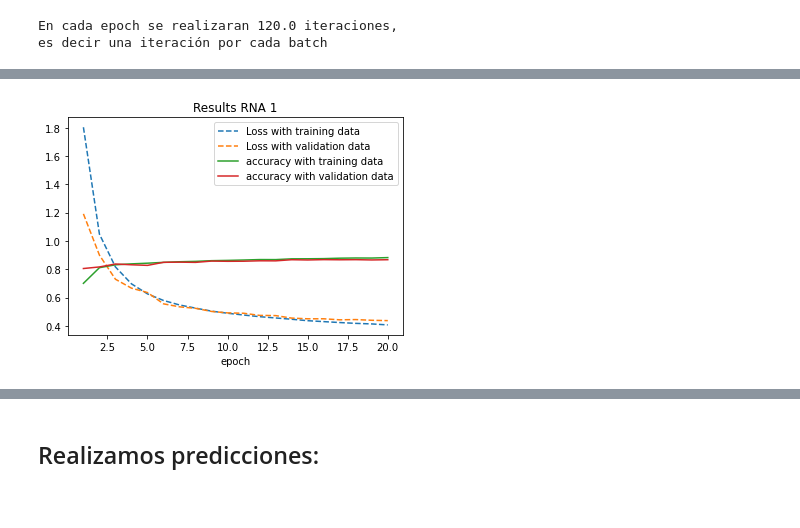
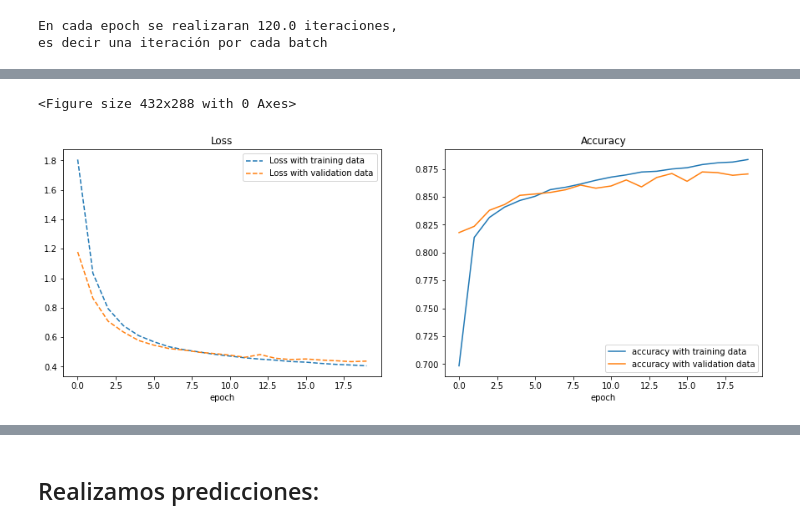
Before and after one commit to Marck-27/Feed-Forward-Neural-Networks, a Jupyter notebook: c1_RNA_con_labels_codificadas_FashionMnist_data.ipynb, the cells around one changed output, grey strips where cells are left out. Cells and saved outputs as stored; diff of their text form; code cells hidden in the pictures.

```diff
--- a/c1_RNA_con_labels_codificadas_FashionMnist_data.ipynb
+++ b/c1_RNA_con_labels_codificadas_FashionMnist_data.ipynb
@@ -308,25 +308,35 @@ Epoch 20/20
 # %%
 # Extraemos los valores de 'loss' y 'accuracy' obtenido en cada 'epoch':
 
-loss_values_data_train = train.history['loss']# <-- valores del 'loss'
-loss_values_data_valid = train.history['val_loss'] #<-- valores del 'loss' (para datos de validacion)
-accuracy_values_data_train = train.history['accuracy']# <-- valores del 'loss'
-accuracy_values_valid_train = train.history['val_accuracy'] #<-- valores del 'loss' (para datos de validacion)
+loss_values_data_train = train.history['loss']# <-- valores del 'loss' con datos de entrenamiento
+loss_values_data_valid = train.history['val_loss'] #<--valores del 'loss' con datos de validación
+accuracy_values_data_train = train.history['accuracy']# <-- valores del 'accuracy' con datos de entrenamiento
+accuracy_values_data_valid = train.history['val_accuracy'] # <-- valores del 'accuracy' con datos de validación
 
 # numeramos 'epochs' contando desde 1:
-epoch = range(1,len(loss_values_data_train)+1)
+epoch = range(n_epochs)
 
 plt.figure()
+plt.figure(figsize=(15,5))
+
+plt.subplot(1,2,1)
 plt.plot(epoch, loss_values_data_train, '--', label='Loss with training data')
 plt.plot(epoch, loss_values_data_valid, '--', label='Loss with validation data')
+plt.legend()
+plt.title('Loss')
+plt.xlabel('epoch')
+
+plt.subplot(1,2,2)
 plt.plot(epoch, accuracy_values_data_train, label='accuracy with training data')
-plt.plot(epoch, accuracy_values_valid_train, label='accuracy with validation data')
+plt.plot(epoch, accuracy_values_data_valid, label='accuracy with validation data')
 plt.legend()
-plt.title('Results RNA 1')
+plt.title('Accuracy')
 plt.xlabel('epoch')
+
 plt.show()
 # %% [output]
+<Figure size 432x288 with 0 Axes>
-[figure, old version]
+[figure, new version]
 # %%
 # Obtenemos una medida de la precisión de las predicciones:
 
```
Also changed, not shown: parts of 5 cells of this notebook, 4 other files.
